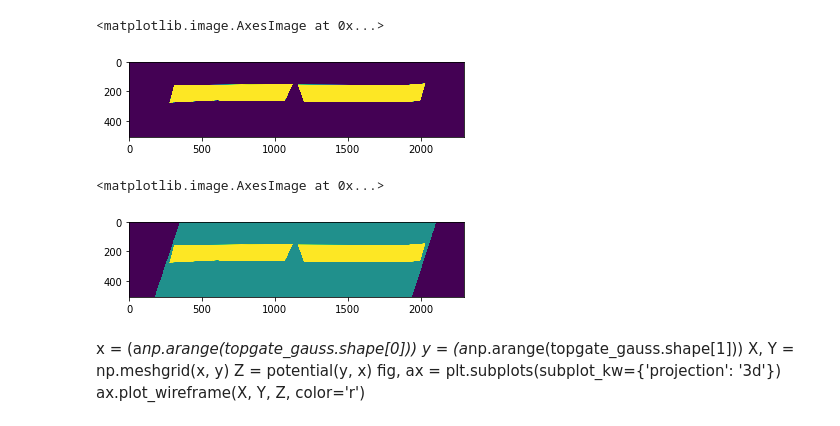
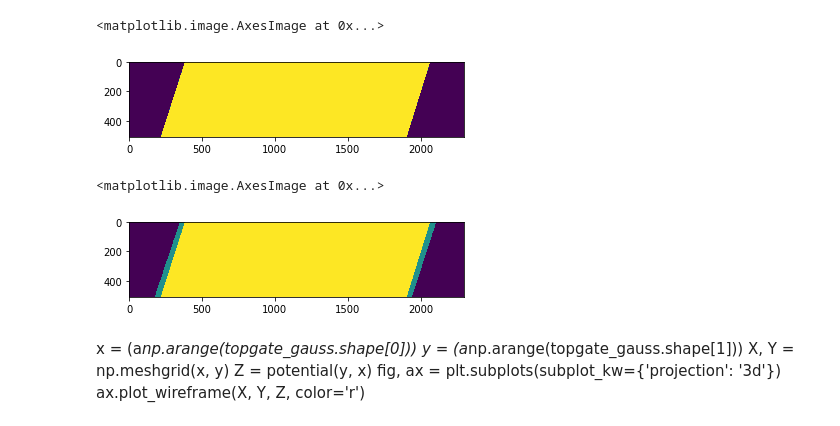
Before and after one commit to NeroCorleone/thesis, a Jupyter notebook: code/setup.ipynb, the cells around one changed output. Cells and saved outputs as stored; diff of their text form; code cells hidden in the pictures.

```diff
--- a/code/setup.ipynb
+++ b/code/setup.ipynb
@@ -10,21 +10,22 @@ from types import SimpleNamespace
 # %%
 #designfile = '/users/tkm/kanilmaz/thesis/designfiles/hb_lower_part.png'
 #designfile = '/home/nefta/thesis/designfiles/hb_lower_part.png'
 #designfile = '/users/tkm/kanilmaz/thesis/designfiles/qpc_gate.png'
 #designfile = '/home/nefta/thesis/designfiles/full_gate_both_edges.png'
-designfile = '/home/nefta/thesis/designfiles/qpc_both_edges.png'
-#designfile = '/users/tkm/kanilmaz/thesis/designfiles/topgate_full_edges.png'
+#designfile = '/home/nefta/thesis/designfiles/qpc_both_edges.png'
+#
+designfile = '/home/nefta/thesis/designfiles/topgate_full_edges.png'
 #designfile = '/home/nefta/thesis/designfiles/full_gate.png'
 #designfile = '/home/nefta/thesis/designfiles/waveguide3_2_small.png'
-#topgate = 1 - scipy.ndimage.imread(designfile, mode='L').T / 255
-topgate = scipy.ndimage.imread(designfile).T[3] / 255
+topgate = 1 - scipy.ndimage.imread(designfile, mode='L').T / 255
+#topgate = scipy.ndimage.imread(designfile).T[3] / 255
 #topgate[0] = np.zeros(len(topgate[0]))
 #topgate[1] = np.zeros(len(topgate[0]))
 topgate_gauss = np.fliplr(scipy.ndimage.gaussian_filter(topgate, 0))
 plt.imshow(topgate_gauss)
 # %% [output]
 <matplotlib.image.AxesImage at 0x...>
-[figure, old version]
+[figure, new version]
 # %%
 #scipy.ndimage.imread(
 #    '/users/tkm/kanilmaz/thesis/designfiles/scatteringRegion_sleeves.png')
@@ -40,7 +41,7 @@ scattering_region = np.fliplr(1 - scipy.ndimage.imread(
 plt.imshow(scattering_region + topgate_gauss)
 # %% [output]
 <matplotlib.image.AxesImage at 0x...>
-[figure, old version]
+[figure, new version]
 # %%
 delta = 1.0
 T = delta / 2
```
Also changed, not shown: 29 other files.
